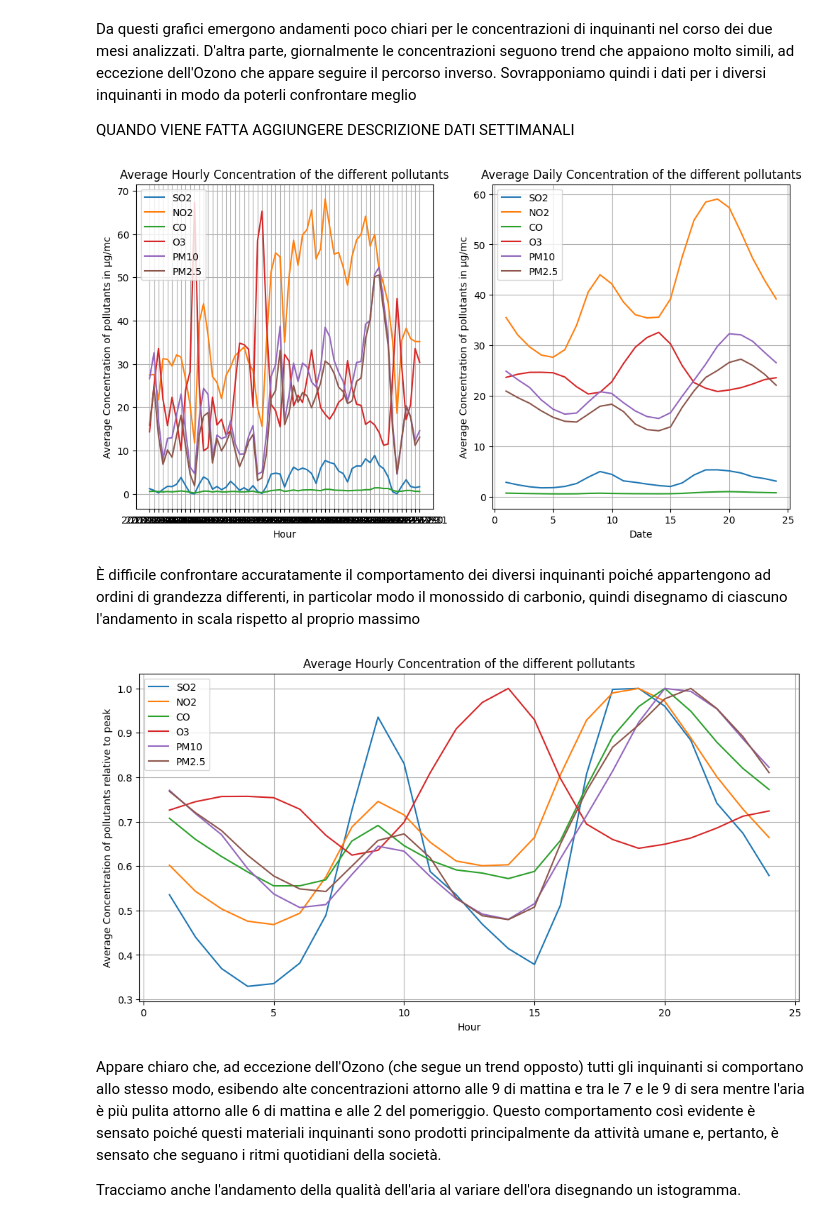
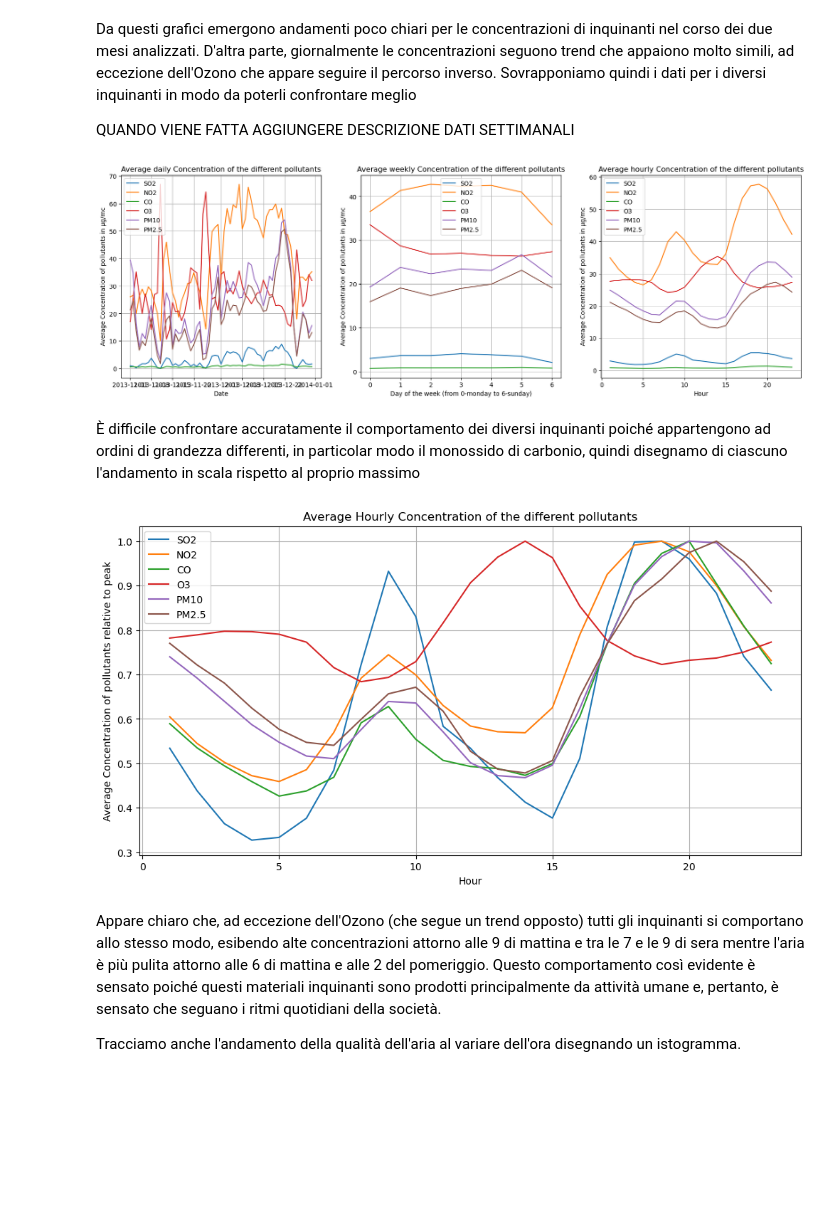
Before and after one commit to CarloDegasperi/DataScience, a Jupyter notebook: notebooks/EDA.ipynb, the cells around one changed output. Saved outputs shown, nothing was run; the diff lists cells and outputs as text; code cells hidden in the pictures; blank space fills up the shorter version.

```diff
--- a/notebooks/EDA.ipynb
+++ b/notebooks/EDA.ipynb
@@ -361,7 +361,7 @@ final_df['date'] = pd.to_datetime(final_df['date']).dt.date
 final_power_df['date'] = pd.to_datetime(final_power_df['date']).dt.date
 
 final_df = final_df.merge(final_power_df,left_on=['station_appa','date','hour'],right_on=['station','date','hour'],how='left')
-final_df = final_df.dropna(subset='station')
+final_df = final_df.dropna(subset='tot_area_power')
 final_df = final_df.drop(columns='station')
 
 # chiudo aggiungendo una colonna con il giorno della settimana
@@ -475,45 +476,50 @@ QUANDO VIENE FATTA AGGIUNGERE DESCRIZIONE DATI SETTIMANALI
 # %%
 # Sono indeciso su questa cella, probabilente la rimuoverò
 
-plt.figure(figsize=(12,6))
+pols = ['SO2', 'NO2', 'CO', 'O3', 'PM10', 'PM2.5']
+
+fig, axes = plt.subplots(1, 3, figsize=(20, 6))
+ax1, ax2, ax3 = axes
 
 for p in pols:
-    daily_p = (final_df.groupby(['Data'])[p].mean().reset_index())
-#   weekly_p = (final_df.groupby(['Data'])[p].mean().reset_index())
-    hourly_p = (final_df.groupby(['Ora'])[p].mean().reset_index())
+    daily_p = (final_df.groupby(['date'])[p].mean().reset_index())
+    weekly_p = (final_df.groupby(['week_day'])[p].mean().reset_index())
+    hourly_p = (final_df.groupby(['hour'])[p].mean().reset_index())
 
-    plt.subplot(1, 2, 1)
-    plt.plot(daily_p['Data'], daily_p[p])
+    ax1.plot(daily_p['date'], daily_p[p])
+    ax2.plot(weekly_p['week_day'], weekly_p[p])
+    ax3.plot(hourly_p['hour'], hourly_p[p])
 
-    # qui ci andrebbe quella settimanale
+ax1.set_xlabel('Date')
+ax1.set_ylabel('Average Concentration of pollutants in µg/mc')
+ax1.set_title('Average daily Concentration of the different pollutants')
+ax1.legend(pols)
+ax1.grid(True)
 
-    plt.subplot(1, 2, 2)
-    plt.plot(hourly_wind['Ora'], hourly_p[p])
+ax2.set_xlabel('Day of the week (from 0-monday to 6-sunday)')
+ax2.set_ylabel('Average Concentration of pollutants in µg/mc')
+ax2.set_title('Average weekly Concentration of the different pollutants')
+ax2.legend(pols)
+ax2.grid(True)
 
-plt.subplot(1, 2, 1)
-plt.xlabel('Hour')
-plt.ylabel('Average Concentration of pollutants in µg/mc')
-plt.title('Average Hourly Concentration of the different pollutants')
-plt.legend(pols)
-plt.grid(True)
+ax3.set_xlabel('Hour')
+ax3.set_ylabel('Average Concentration of pollutants in µg/mc')
+ax3.set_title('Average hourly Concentration of the different pollutants')
+ax3.legend(pols)
+ax3.grid(True)
 
-plt.subplot(1, 2, 2)
-plt.xlabel('Date')
-plt.ylabel('Average Concentration of pollutants in µg/mc')
-plt.title('Average Daily Concentration of the different pollutants')
-plt.legend(pols)
-plt.grid(True)
+plt.show()
 # %% [output]
-[figure, old version]
+[figure, new version]
 # %% [markdown]
 È difficile confrontare accuratamente il comportamento dei diversi inquinanti poiché appartengono ad ordini di grandezza differenti, in particolar modo il monossido di carbonio, quindi disegnamo di ciascuno l'andamento in scala rispetto al proprio massimo
 # %%
 plt.figure(figsize=(12,6))
 
 for p in pols:
-    hourly_p = (final_df.groupby(['Ora'])[p].mean().reset_index())
+    hourly_p = (final_df.groupby(['hour'])[p].mean().reset_index())
     hourly_p[p] = hourly_p[p] / max(hourly_p[p])
-    plt.plot(hourly_p['Ora'], hourly_p[p])
+    plt.plot(hourly_p['hour'], hourly_p[p])
 
 
 plt.xlabel('Hour')
@@ -522,7 +528,7 @@ plt.title('Average Hourly Concentration of the different pollutants')
 plt.legend(pols)
 plt.grid(True)
 # %% [output]
-[figure, old version]
+[figure, new version]
 # %% [markdown]
 Appare chiaro che, ad eccezione dell'Ozono (che segue un trend opposto) tutti gli inquinanti si comportano allo stesso modo, esibendo alte concentrazioni attorno alle 9 di mattina  e tra le 7 e le 9 di sera mentre l'aria è più pulita attorno alle 6 di mattina e alle 2 del pomeriggio. Questo comportamento così evidente è sensato poiché questi materiali inquinanti sono prodotti principalmente da attività umane e, pertanto, è sensato che seguano i ritmi quotidiani della società.
 
```
Also changed, not shown: parts of 4 cells of this notebook.
